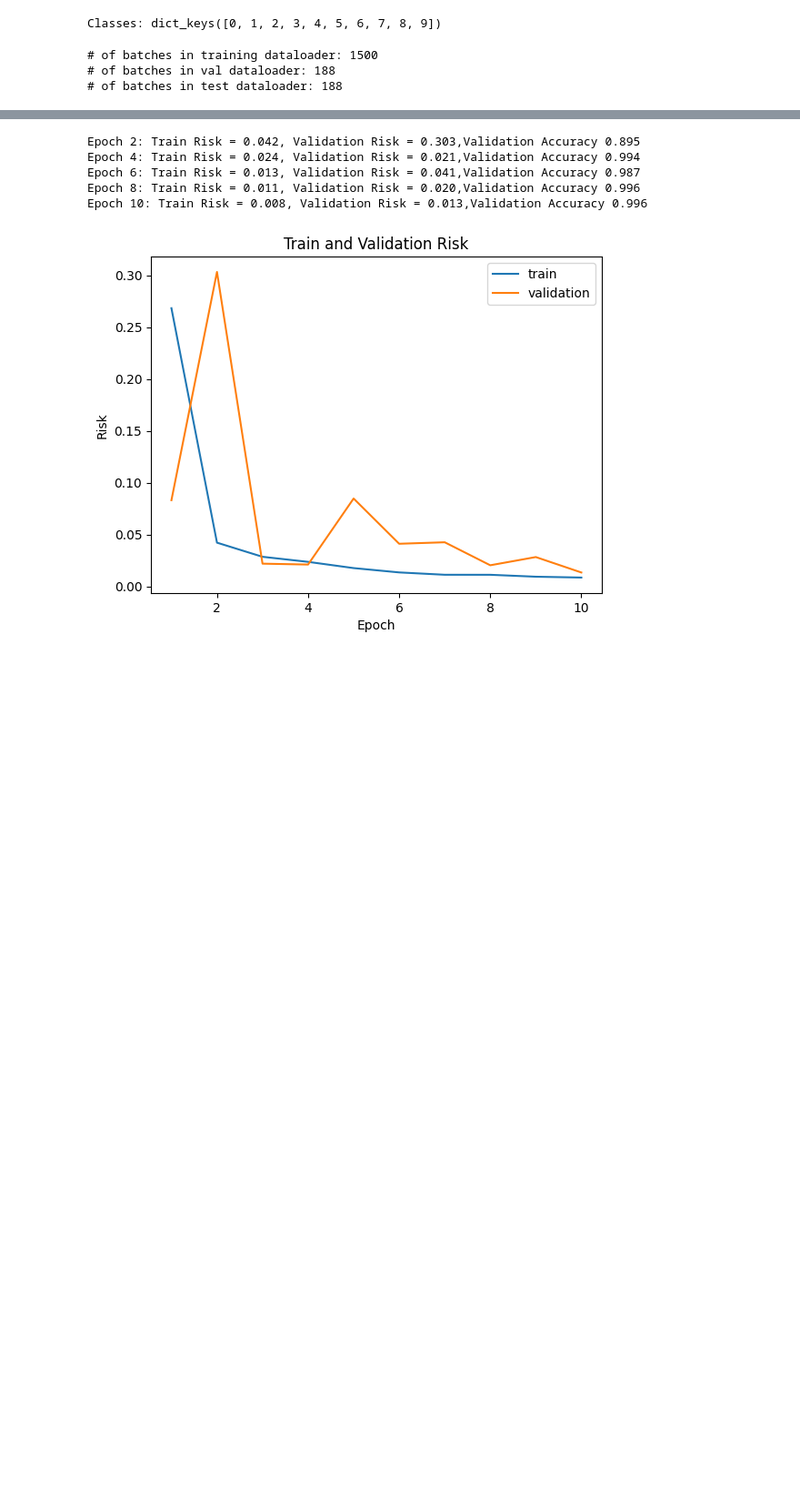
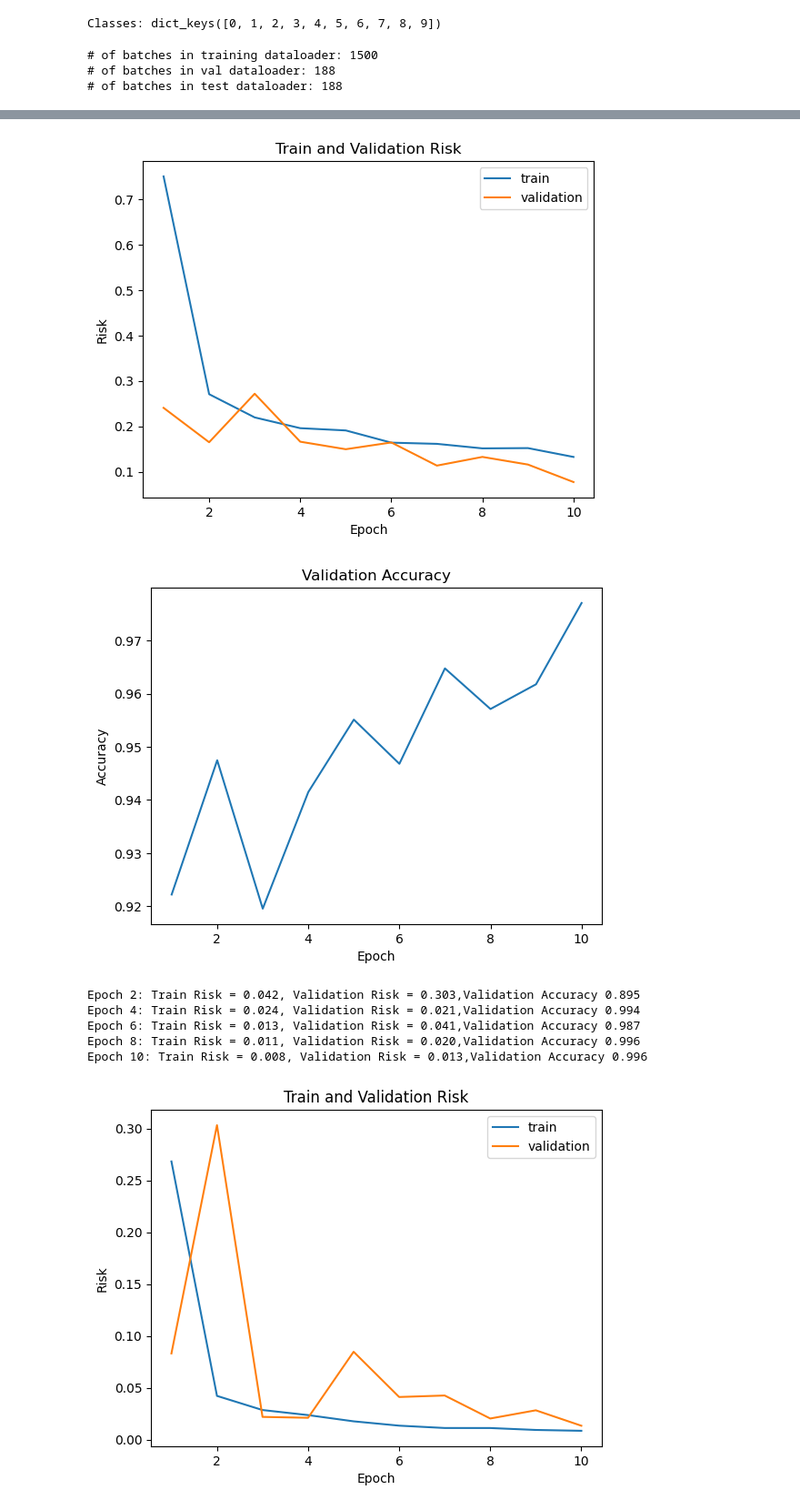
Before and after one commit to phonycrow/ECE1508, a Jupyter notebook: main_train.ipynb, the cells around one changed output, grey strips where cells are left out. Shown at 91% size. Drawn from its saved outputs; the diff is of its cells as text; code cells hidden in the pictures; blank space fills up the shorter version.

```diff
--- a/main_train.ipynb
+++ b/main_train.ipynb
@@ -25,3 +22,8 @@ train_loader, val_loader, test_loader = gen_loader(dataset,train_split=0.8, val_
 # of batches in training dataloader: 1500
 # of batches in val dataloader: 188
 # of batches in test dataloader: 188
+# %%
+my_FNN = networks.MLP(num_classes=10)
+loss_fn = nn.CrossEntropyLoss()
+train_risk, val_risk, val_accuracy = train(model=my_FNN, train_loader=train_loader, val_loader=val_loader, num_epochs=10, lr=0.001, loss_fn = loss_fn )
+# %% [output]
@@ -28,3 +35,5 @@ train_loader, val_loader, test_loader = gen_loader(dataset,train_split=0.8, val_
+[figure, added]
+[figure, added]
 # %%
 # Try CNN model
 my_CNN = networks.ConvNet(num_classes=10, net_width=16, net_depth=3, net_act='relu', net_norm='batchnorm', net_pooling='maxpooling', in_size = 40)
```
Also changed, not shown: parts of 2 cells of this notebook, 2 other files.
